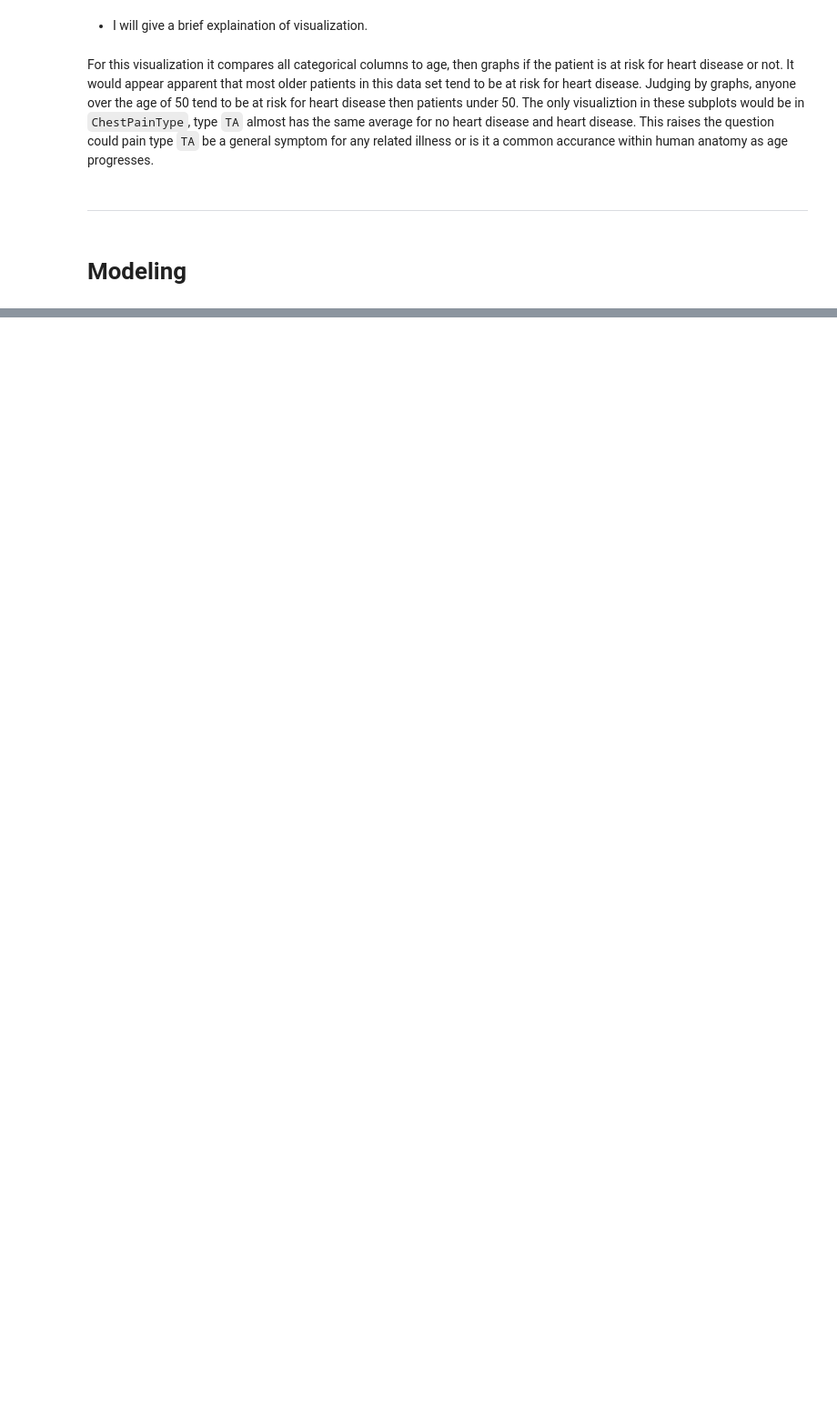
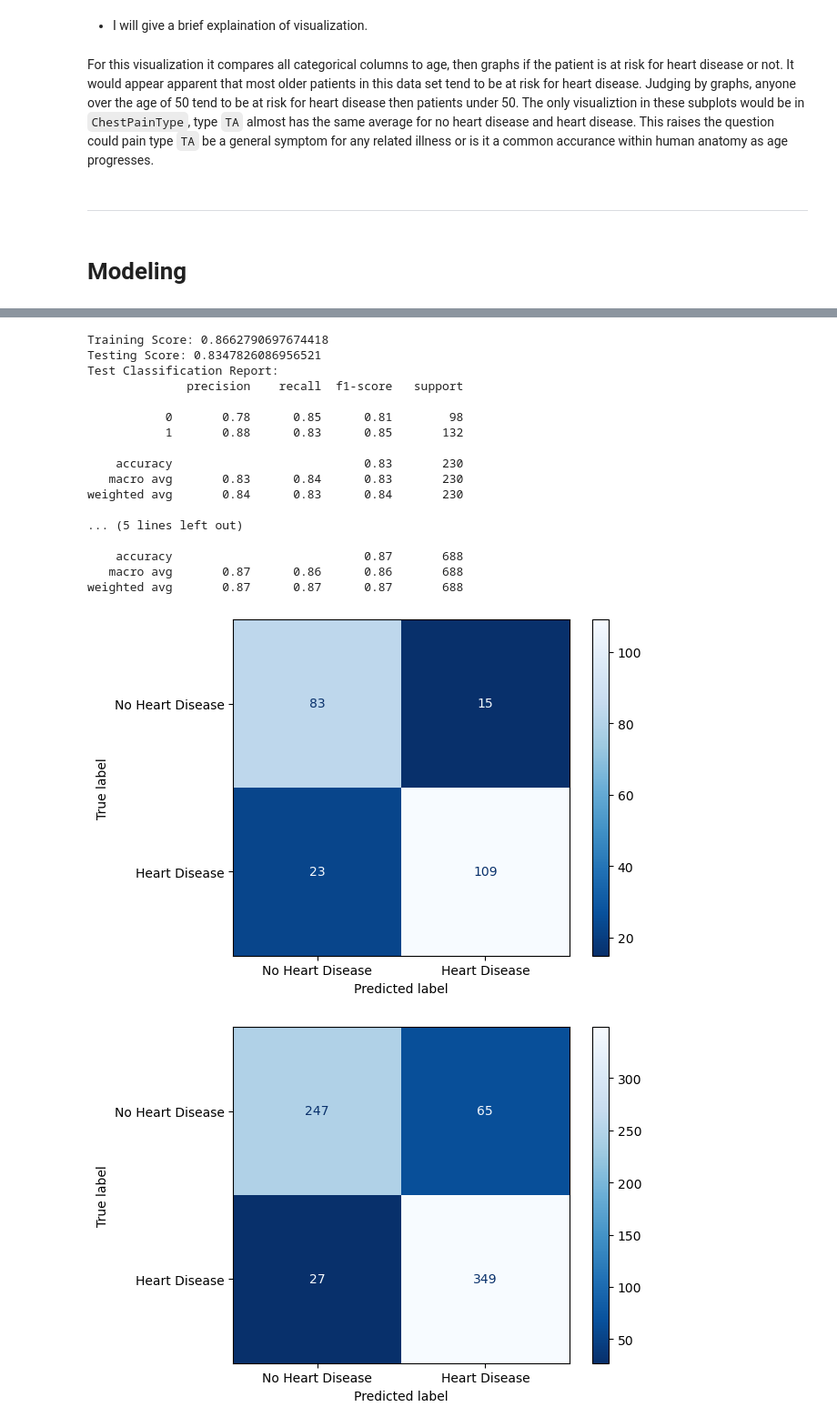
Before and after one commit to zeekwired/Project-2, a Jupyter notebook: Project 2.ipynb, the cells around one changed output, grey strips where cells are left out. Shown at 91% size. Saved outputs shown, nothing was run; the diff lists cells and outputs as text; code cells hidden in the pictures; blank space fills up the shorter version.

```diff
--- a/Project 2.ipynb
+++ b/Project 2.ipynb
@@ -285,0 +309,7 @@ For this visualization it compares all categorical columns to age, then graphs i
+# %%
+df_copy['Sex'].replace({'M':1, 'F':0}, inplace=True)
+df_copy['ChestPainType'].replace({'TA':0, 'ATA':1, 'NAP':2, 'ASY':3}, inplace=True)
+df_copy['RestingECG'].replace({'Normal':0, 'ST':1, 'LVH':2}, inplace=True)
+df_copy['ExerciseAngina'].replace({'N':0, 'Y':1}, inplace=True)
+df_copy['ST_Slope'].replace({'Up':2, 'Flat':1, 'Down':0}, inplace=True)
+df_copy.value_counts(normalize=True)
@@ -285,0 +330,18 @@ For this visualization it compares all categorical columns to age, then graphs i
+# %%
+X = df_copy.drop('HeartDisease', axis=1)
+y = df_copy['HeartDisease']
+
+X_train, X_test, y_train, y_test = train_test_split(X,y,random_state=42)
+# %%
+def evaluate(model, X_train=X_train, X_test=X_test, y_train=y_train, y_test=y_test):
+    print(f'Training Score: {model.score(X_train, y_train)}')
+    print(f'Testing Score: {model.score(X_test, y_test)}')
+
+    train_pred = model.predict(X_train)
+    y_pred = model.predict(X_test)
+
+    print(f'Test Classification Report: \n{classification_report(y_test, y_pred)}')
+    print(f'Training Classification Report: \n{classification_report(y_train, train_pred)}')
+
+    ConfusionMatrixDisplay.from_predictions(y_test, y_pred, display_labels=['No Heart Disease', 'Heart Disease'], cmap='Blues_r')
+    ConfusionMatrixDisplay.from_predictions(y_train, train_pred, display_labels=['No Heart Disease', 'Heart Disease'], cmap='Blues_r')
@@ -285,0 +353,31 @@ For this visualization it compares all categorical columns to age, then graphs i
+# %%
+def model(model, param, X_train, X_test, y_train, y_test, preprocess, PCA=None, x=None, y=None):
+    pipeline = make_pipeline(preprocess, model)
+    gs = GridSearchCV(pipeline, param_grid=param)
+    gs.fit(X_train, y_train)
+    best = gs.best_estimator_
+    best.fit(X_train, y_train)
+    evaluate(best, X_train, X_test, y_train, y_test)
+    return best
+
+dc_tree = model(DecisionTreeClassifier(),{'decisiontreeclassifier__max_depth':range(1,10)}, X_train, X_test, y_train, y_test, preprocess=StandardScaler())
+# %% [output]
+Training Score: 0.8662790697674418
+Testing Score: 0.8347826086956521
+Test Classification Report:
+              precision    recall  f1-score   support
+
+           0       0.78      0.85      0.81        98
+           1       0.88      0.83      0.85       132
+
+    accuracy                           0.83       230
+   macro avg       0.83      0.84      0.83       230
+weighted avg       0.84      0.83      0.84       230
+
+... (5 lines left out)
+
+    accuracy                           0.87       688
+   macro avg       0.87      0.86      0.86       688
+weighted avg       0.87      0.87      0.87       688
+[figure, added]
+[figure, added]
```
Also changed, not shown: parts of 6 cells of this notebook.
